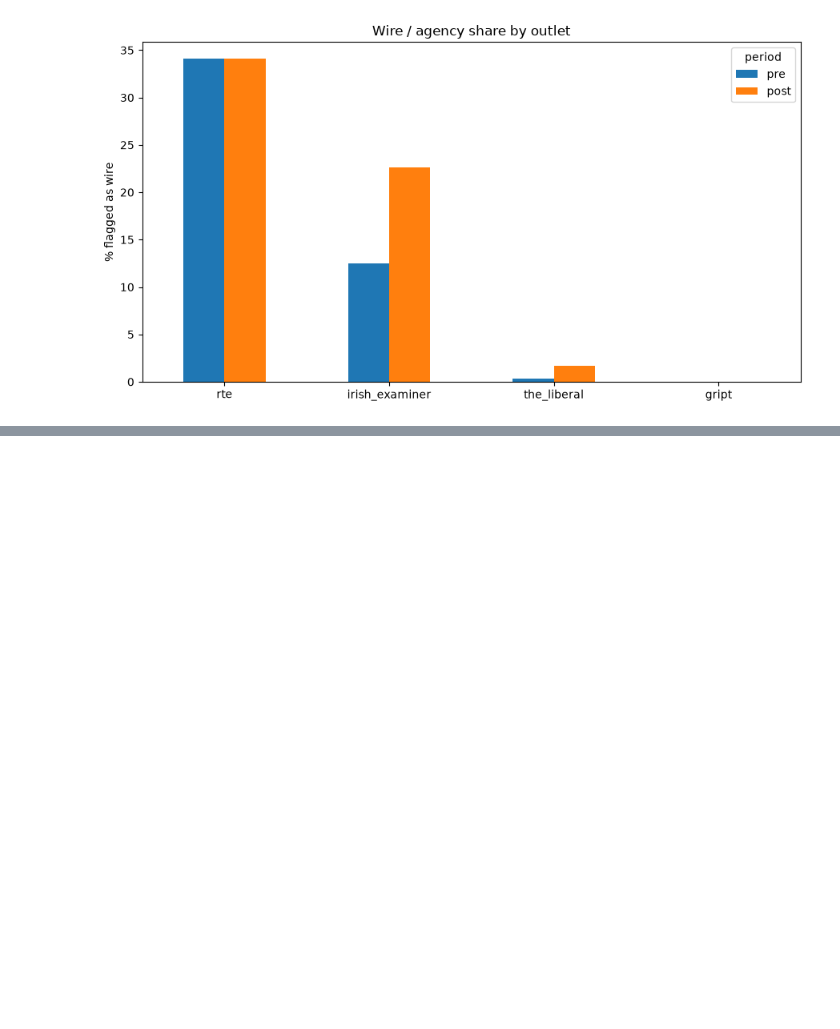
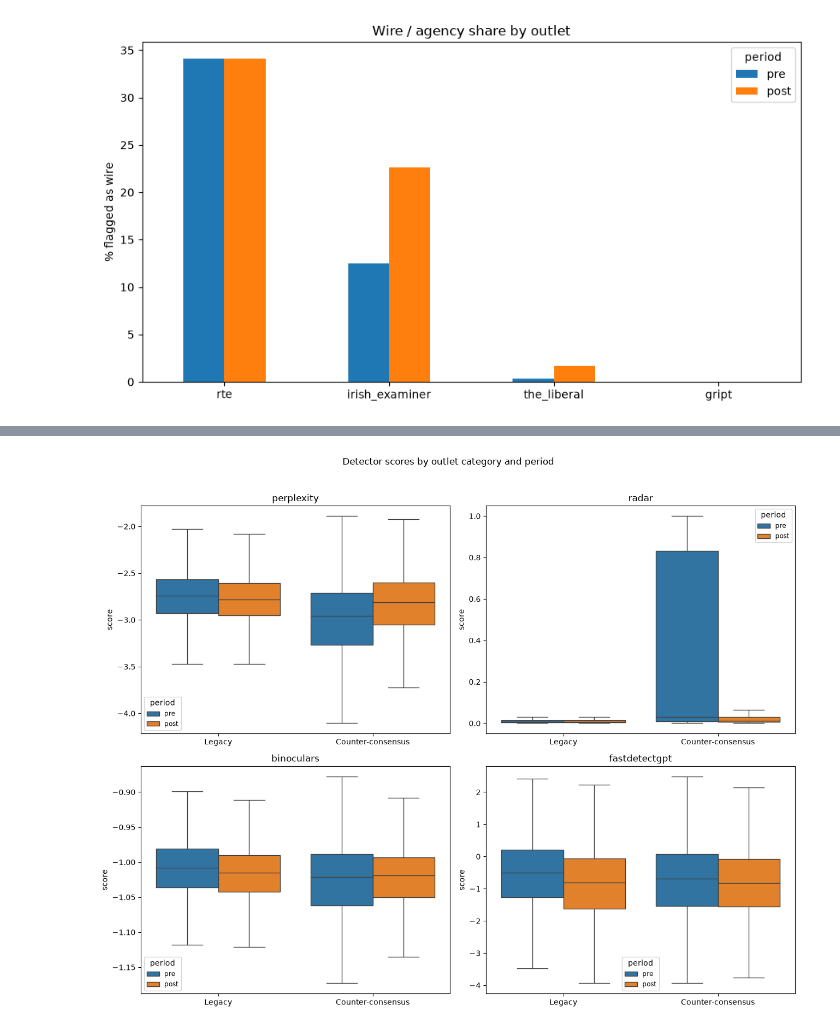
Before and after one commit to Ri-Dearg/eire-ai-analysis, a Jupyter notebook: notebooks/eda_presentation.ipynb, the cells around one changed output, grey strips where cells are left out. Cells and saved outputs as stored; diff of their text form; code cells hidden in the pictures; blank space fills up the shorter version.

Commit message:
feat(pres): ✨ add scoring plots

```diff
--- a/notebooks/eda_presentation.ipynb
+++ b/notebooks/eda_presentation.ipynb
@@ -141,0 +150,16 @@ fig.tight_layout()
+# %%
+# Per-detector score by category and period (separate axis each as scales differ).
+fig, axes = plt.subplots(2, 2, figsize=(13, 10))
+for ax, detector in zip(axes.ravel(), DETECTORS, strict=False):
+    sns.boxplot(
+        data=df, x='category', y=f'{detector}_score', hue='period',
+        order=CATEGORY_ORDER, hue_order=PERIOD_ORDER, showfliers=False, ax=ax,
+    )
+    ax.set_title(detector)
+    ax.set_xlabel('')
+    ax.set_ylabel('score')
+    ax.legend(title='period', fontsize='small')
+fig.suptitle('Detector scores by outlet category and period', y=1.02)
+fig.tight_layout()
+# %% [output]
+[figure, added]
```
Also changed, not shown: parts of 2 cells of this notebook.
